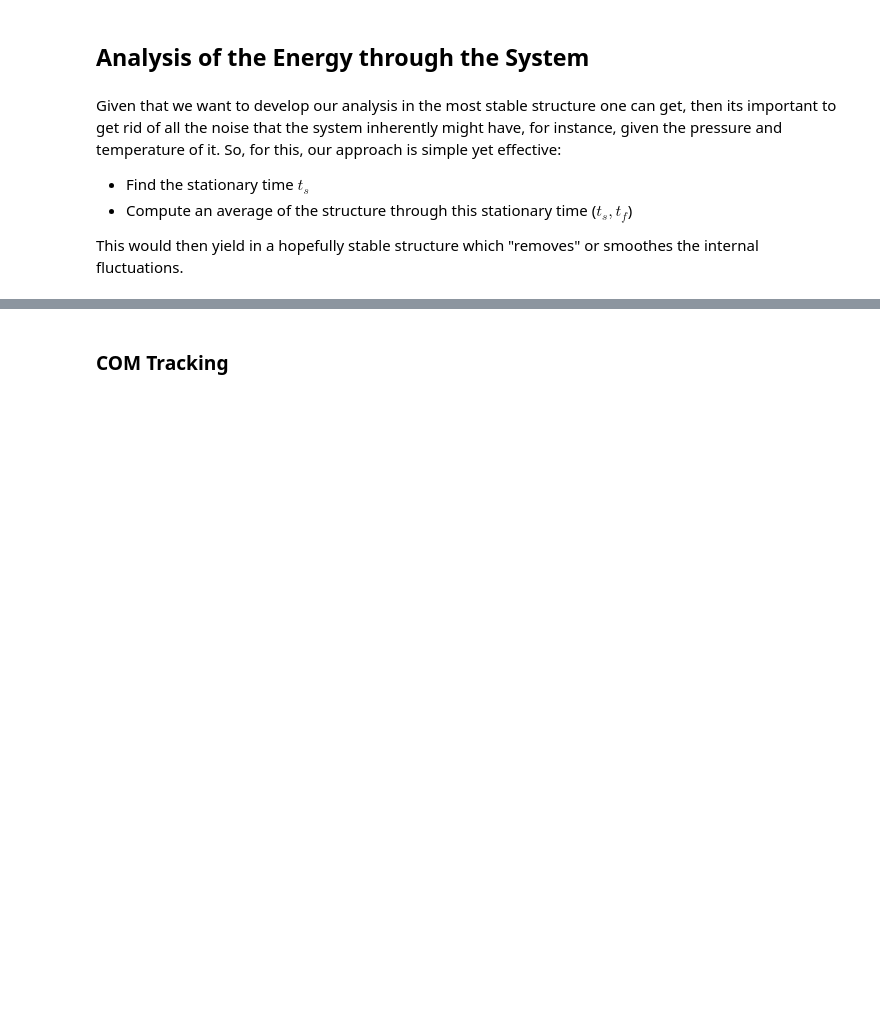
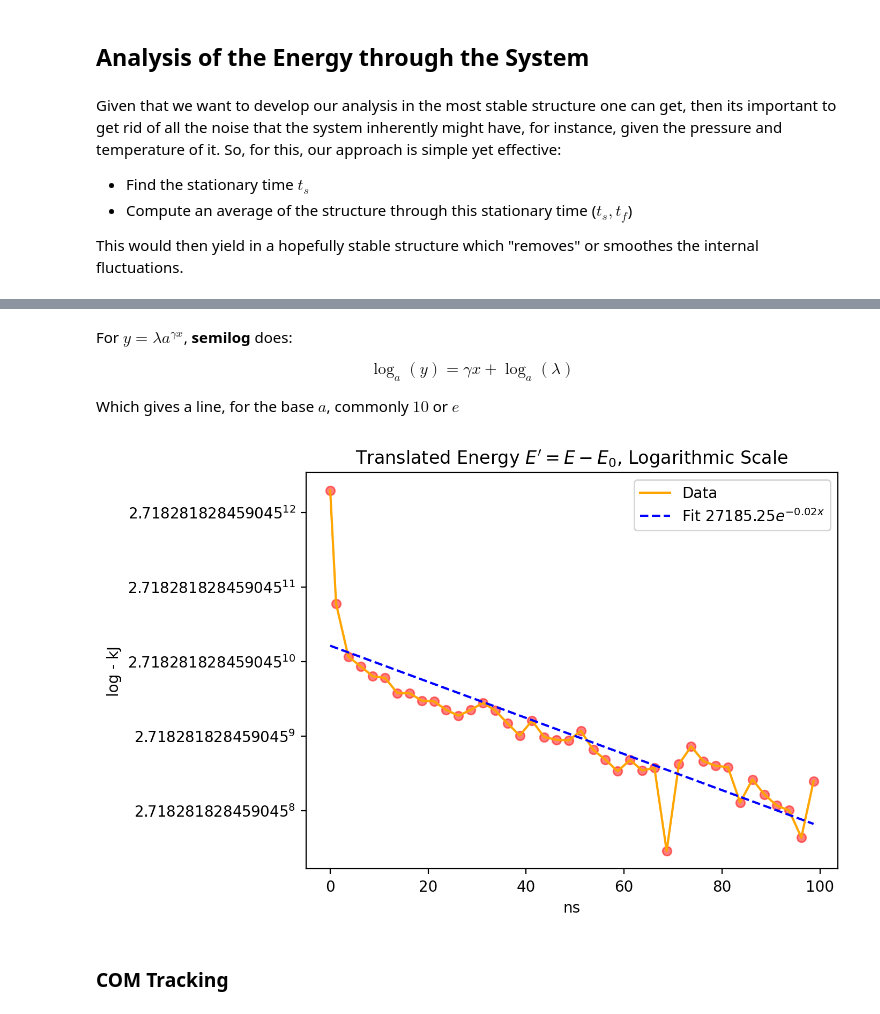
Before and after one commit to eminotre24/Collagen-Project, a Jupyter notebook: MD-Analysis/Twist-Analysis/energy-analysis.ipynb, the cells around one changed output, grey strips where cells are left out. Drawn from its saved outputs; the diff is of its cells as text; code cells hidden in the pictures; blank space fills up the shorter version.

```diff
--- a/MD-Analysis/Twist-Analysis/energy-analysis.ipynb
+++ b/MD-Analysis/Twist-Analysis/energy-analysis.ipynb
@@ -21,7 +24,4 @@ t_e, ene = np.loadtxt(ene_file + "/energy.xvg",comments=["@","#"],unpack=True)
 # %%
-# time in ns
-t_e = t_e/1000
-
 # "Accumulated" Mean
 n_data = len(ene)
 ene_acummean = np.zeros(n_data)
@@ -33,15 +33,11 @@ for i in range(n_data):
 ts = 2.5 #ns
 n_m = int(t_e[-1]/ts)
 stp_nm = int((len(t_e)-1)/n_m)
-ene_mean = np.zeros(n_m)
-t_rep = np.zeros(n_m)
+ene_mean = np.zeros(n_m + 1)
+t_rep = np.zeros(n_m + 1)
+
+ene_mean[0], t_rep[0] = ene[0], t_e[0]
 
 for i in range(n_m):
-    ene_mean[i] = np.mean(ene[stp_nm*i:stp_nm*(i+1)])
-    t_rep[i] = np.mean(t_e[stp_nm*i:stp_nm*(i+1)])
-
-# Difference and Comparison
-dif = abs(ene - ene_acummean)
-dif_mean = np.zeros(n_data)
-for i in range(n_data):
-    dif_mean[i] = np.mean(dif[0:i+1])
+    ene_mean[i+1] = np.mean(ene[stp_nm*i:stp_nm*(i+1)])
+    t_rep[i+1] = np.mean(t_e[stp_nm*i:stp_nm*(i+1)])
@@ -75,3 +71,35 @@ plt.show()
+# %% [markdown]
+For $y = \lambda a^{\gamma x}$, **semilog** does:
+
+$$
+\log_a(y) = \gamma x + \log_a(\lambda)
+$$
+
+Which gives a line, for the base $a$, commonly $10$ or $e$
+# %%
+# translation and logarithmic scale
+ene_mean_p = ene_mean - e_0
+
+plt.figure(dpi=200)
+
+plt.semilogy(t_rep, ene_mean_p, color='orange', base=np.e, label='Data')
+plt.scatter(t_rep, ene_mean_p, color='r', alpha=0.5)
+
+# linear fit
+log_e = np.log(ene_mean_p)
+m, b = np.polyfit(t_rep, log_e, 1)
+a_exp = np.exp(b)
+ene_fit = a_exp*np.exp(m*t_rep)
+
+plt.plot(t_rep, ene_fit, linestyle='dashed', color='b', label=rf'Fit ${a_exp:.2f}e^{{{m:.2f}x}}$')
+
+plt.ylabel("log - kJ")
+plt.xlabel("ns")
+plt.title(r"Translated Energy $E' =  E - E_0$, Logarithmic Scale")
+plt.legend()
+plt.show()
+# %% [output]
+[figure, added]
 # %% [markdown]
 ### COM Tracking
 # %% [markdown]
```
Also changed, not shown: parts of 3 cells of this notebook, 2 other files.
